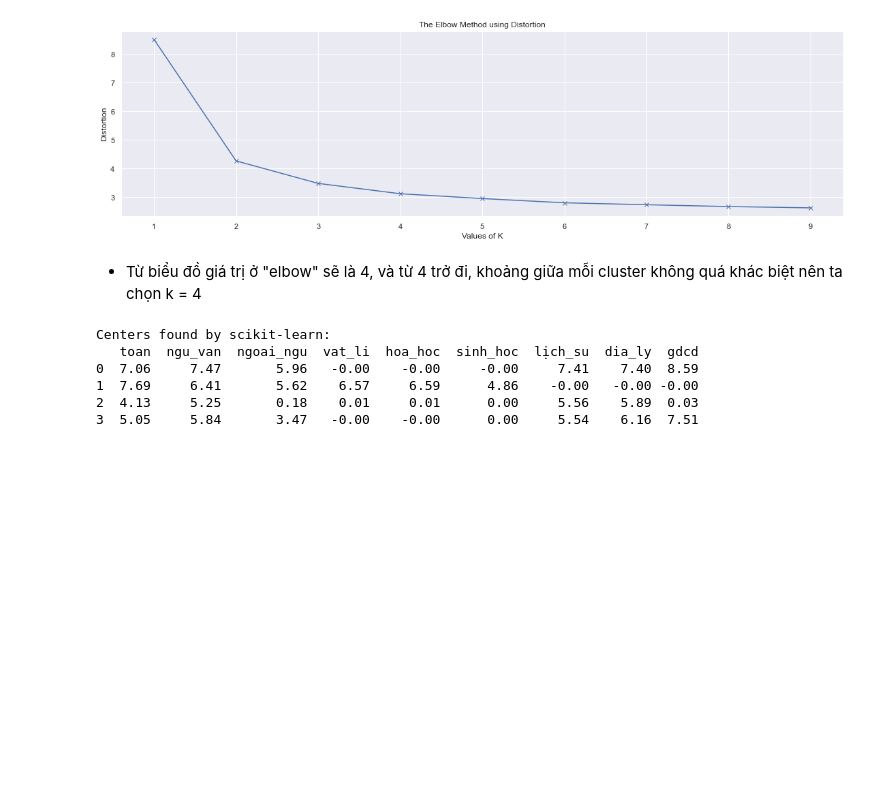
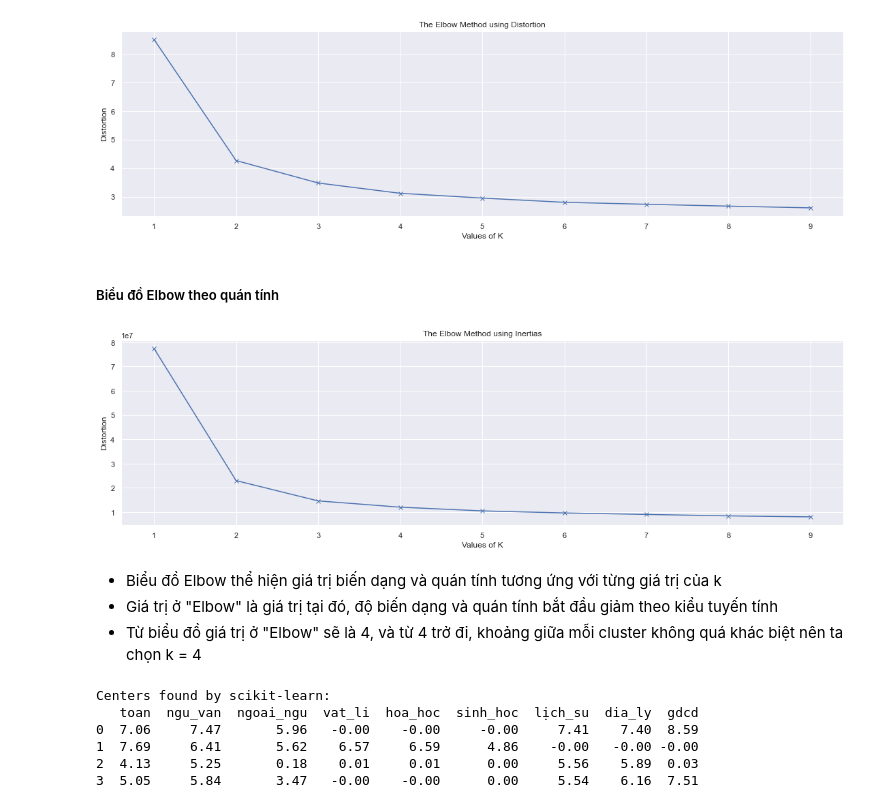
Before and after one commit to ntp-shin/Introduction_to_Data_Science, a Jupyter notebook: 4.1_Predict-Kmeans.ipynb, the cells around one changed output. Cells and saved outputs as stored; diff of their text form; code cells hidden in the pictures; blank space fills up the shorter version.

Commit message:
6.4.3 PredictKmeans: update lastest

```diff
--- a/4.1_Predict-Kmeans.ipynb
+++ b/4.1_Predict-Kmeans.ipynb
@@ -161,3 +142,23 @@ def plt_kmeas(X):
 # %%
 df_Kmeans = df.loc[:,['toan', 'ngu_van', 'ngoai_ngu', 'vat_li', 'hoa_hoc', 'sinh_hoc', 'lich_su', 'dia_ly', 'gdcd']]
 kmeans = np.array(list(zip(np.array(df_Kmeans['toan']), np.array(df_Kmeans['ngu_van']), np.array(df_Kmeans['ngoai_ngu']), np.array(df_Kmeans['vat_li']), np.array(df_Kmeans['hoa_hoc']), np.array(df_Kmeans['sinh_hoc']), np.array(df_Kmeans['lich_su']), np.array(df_Kmeans['dia_ly']), np.array(df_Kmeans['gdcd'])))).reshape(len(df_Kmeans),9)
+# %%
+K = range(1, 10)
+
+distortions = []
+inertias = []
+mapping1 = {}
+mapping2 = {}
+
+for k in K:
+    # Building and fitting the model
+    kmeanModel = KMeans(n_clusters=k).fit(kmeans)
+    kmeanModel.fit(kmeans)
+
+    distortions.append(sum(np.min(cdist(kmeans, kmeanModel.cluster_centers_,
+                                        'euclidean'), axis=1)) / kmeans.shape[0])
+    inertias.append(kmeanModel.inertia_)
+
+    mapping1[k] = sum(np.min(cdist(kmeans, kmeanModel.cluster_centers_,
+                                'euclidean'), axis=1)) / kmeans.shape[0]
+    mapping2[k] = kmeanModel.inertia_
@@ -171,8 +173,21 @@ plt.title('The Elbow Method using Distortion')
 plt.show()
 # %% [output]
 [figure]
+# %% [markdown]
+##### Biểu đồ Elbow theo quán tính
+# %%
+plt.figure(figsize = (19,5))
+plt.plot(K, inertias, 'bx-')
+plt.xlabel('Values of K')
+plt.ylabel('Distortion')
+plt.title('The Elbow Method using Inertias')
+plt.show()
+# %% [output]
+[figure, added]
 # %% [markdown]
-- Từ biểu đồ giá trị ở "elbow" sẽ là 4, và từ 4 trở đi, khoảng giữa mỗi cluster không quá khác biệt nên ta chọn k = 4
+- Biểu đồ Elbow thể hiện giá trị biến dạng và quán tính tương ứng với từng giá trị của k
+- Giá trị ở "Elbow" là giá trị tại đó, độ biến dạng và quán tính bắt đầu giảm theo kiểu tuyến tính
+- Từ biểu đồ giá trị ở "Elbow" sẽ là 4, và từ 4 trở đi, khoảng giữa mỗi cluster không quá khác biệt nên ta chọn k = 4
 # %%
 def kmeans_samples_data(X, label):
     X0 = pd.DataFrame(X[label == 0, :])
```
Also changed, not shown: parts of 4 cells of this notebook.
